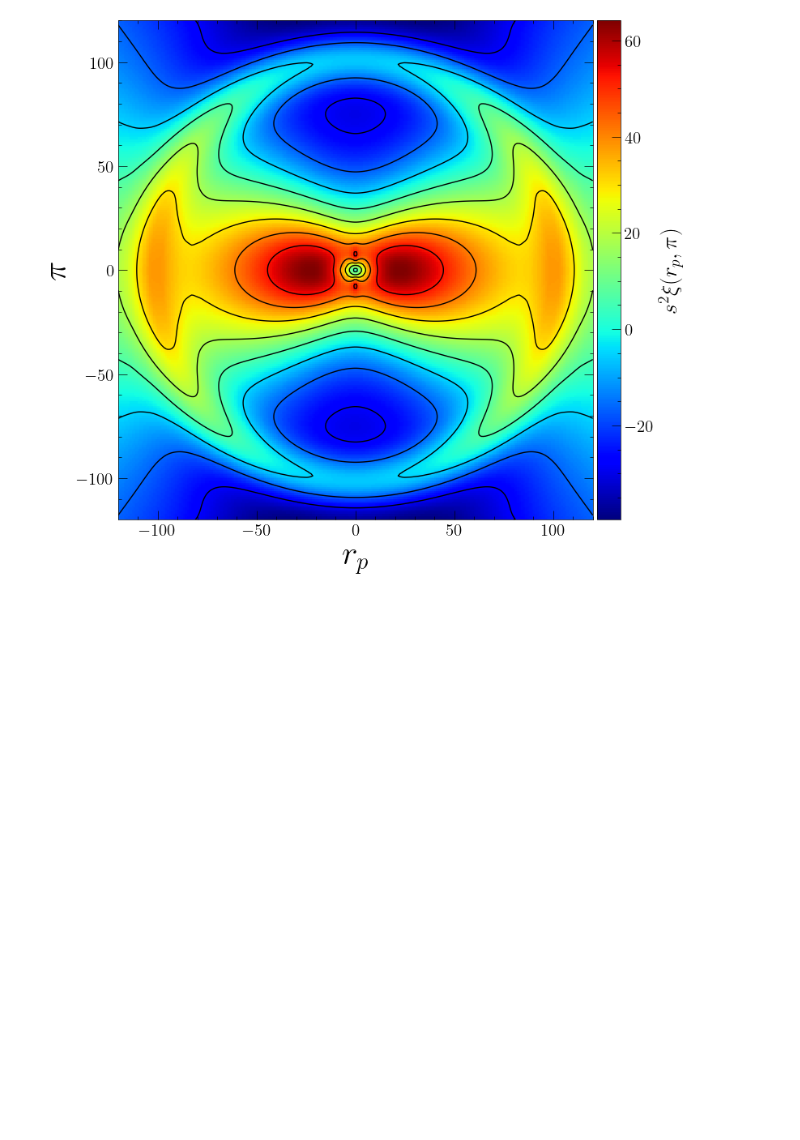
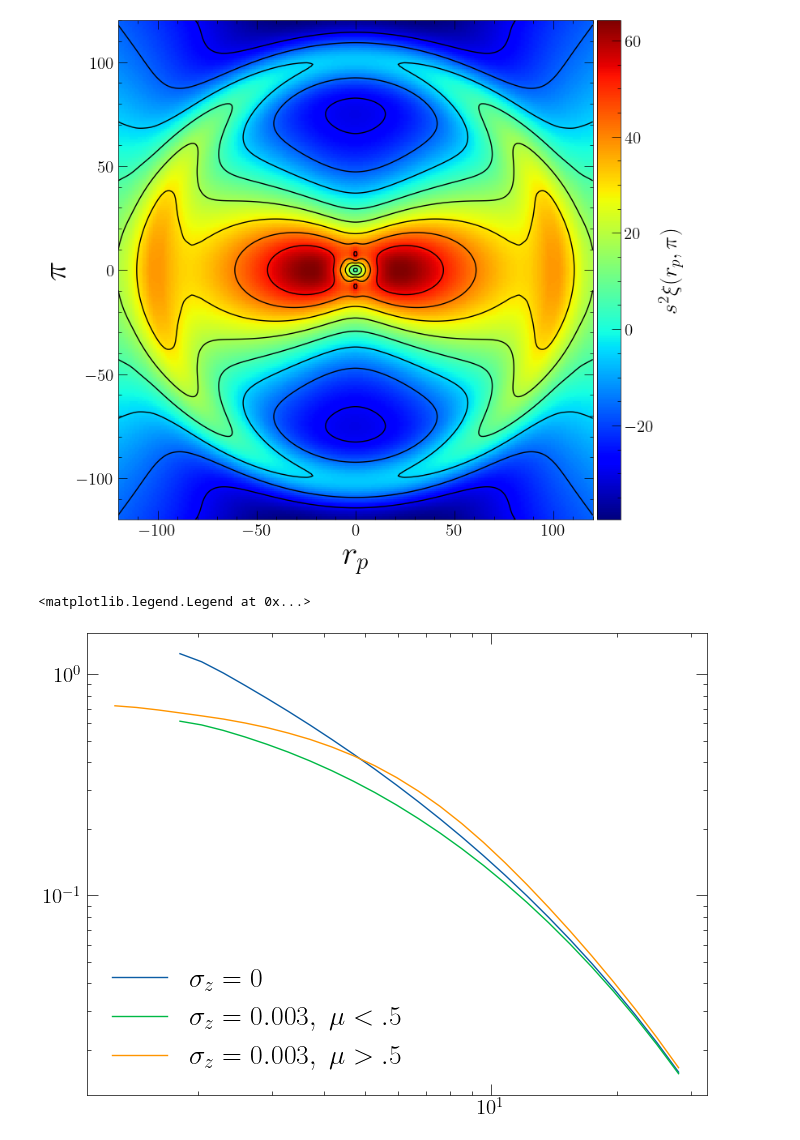
Before and after one commit to gpetter/HaloModelPy, a Jupyter notebook: notebooks/showcase.ipynb, the cells around one changed output. Cells and saved outputs as stored; diff of their text form; code cells hidden in the pictures; blank space fills up the shorter version.

```diff
--- a/notebooks/showcase.ipynb
+++ b/notebooks/showcase.ipynb
@@ -171,3 +171,18 @@ pis = rps
 plots.plot_s2_xi(halomod.get_xi_rp_pi(rps, pis, sigz=0.003), smooth=0, pis=rps, rps=pis)
 # %% [output]
 [figure]
+# %%
+importlib.reload(hm_calcs)
+rps = np.linspace(1., 40., 1000)
+pis = rps
+noerr = halomod.get_xi_s(rps, pis, np.logspace(0., 1.5, 30), wedges=2, mono=True, quad=False, hex=False)
+erred = halomod.get_xi_s(rps, pis, np.logspace(0., 1.5, 30), sigz=0.003, wedges=2, mono=True, quad=False, hex=False)
+# %%
+plt.loglog(np.logspace(0., 1.5, 30)[:-1], noerr[0], label=r'$\sigma_z = 0$')
+#plt.loglog(np.logspace(0., 1.5, 30)[:-1], noerr[1], label=r'$\sigma_z = 0$')
+plt.loglog(np.logspace(0., 1.5, 30)[:-1], erred[0], label=r'$\sigma_z = 0.003, \ \mu < .5$')
+plt.loglog(np.logspace(0., 1.5, 30)[:-1], erred[1], label=r'$\sigma_z = 0.003, \  \mu > .5$')
+plt.legend()
+# %% [output]
+<matplotlib.legend.Legend at 0x...>
+[figure, added]
```
Also changed, not shown: parts of 2 cells of this notebook, 1 other file.
